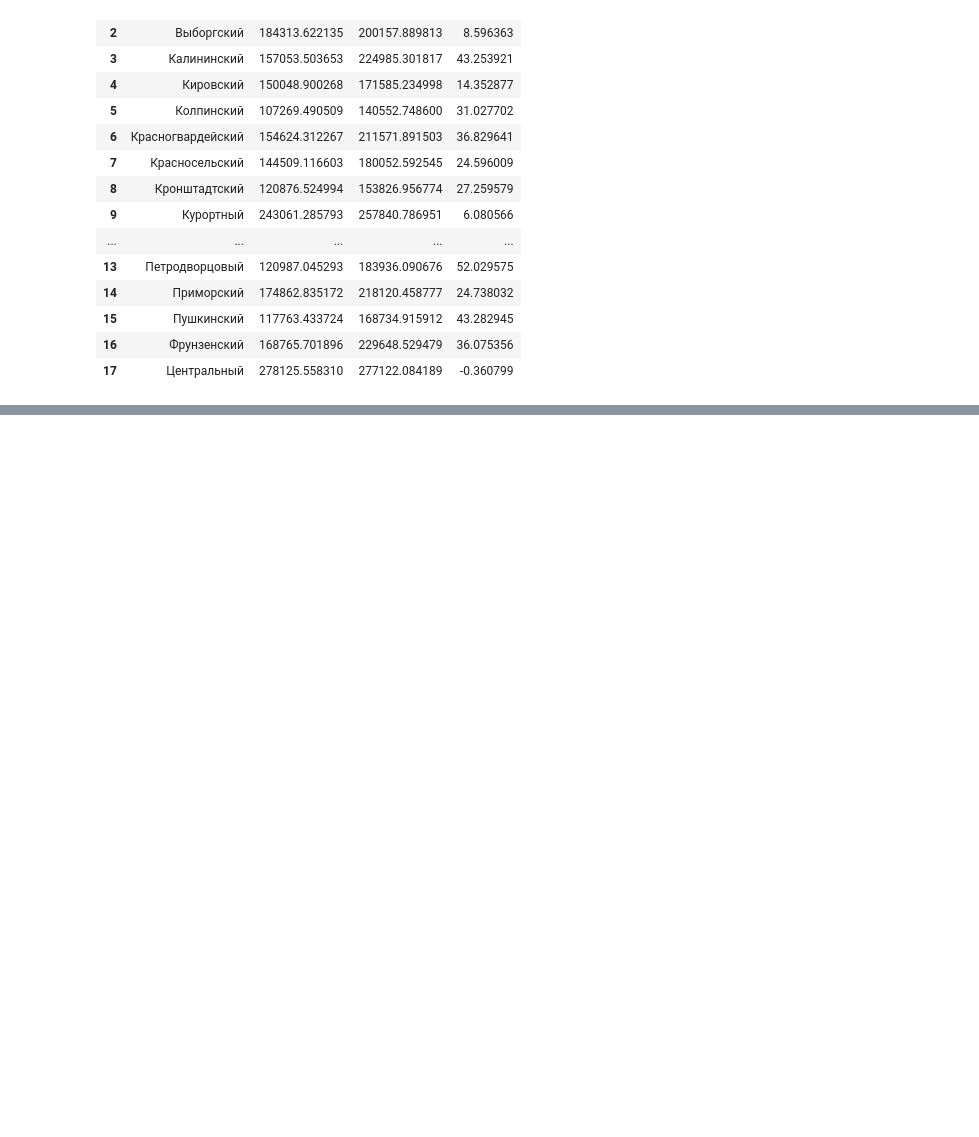
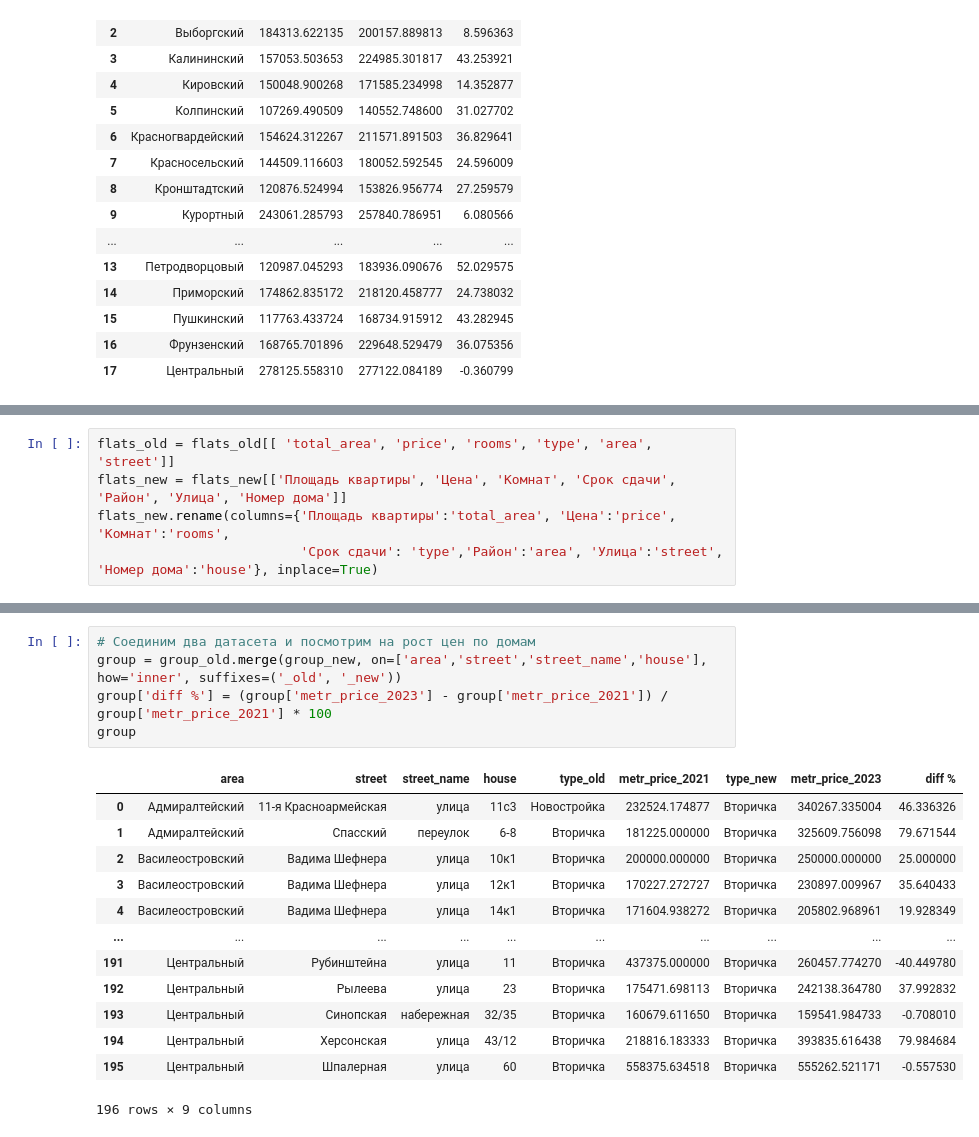
Before and after one commit to zoubrator/RealEstateSpb, a Jupyter notebook: buy_a_dream_apartment.ipynb, the cells around one changed output, grey strips where cells are left out. Drawn from its saved outputs; the diff is of its cells as text; blank space fills up the shorter version.

```diff
--- a/buy_a_dream_apartment.ipynb
+++ b/buy_a_dream_apartment.ipynb
@@ -888,0 +873,5 @@ KeyError: False
+# %%
+flats_old = flats_old[[ 'total_area', 'price', 'rooms', 'type', 'area', 'street']]
+flats_new = flats_new[['Площадь квартиры', 'Цена', 'Комнат', 'Срок сдачи', 'Район', 'Улица', 'Номер дома']]
+flats_new.rename(columns={'Площадь квартиры':'total_area', 'Цена':'price', 'Комнат':'rooms',
+                          'Срок сдачи': 'type','Район':'area', 'Улица':'street', 'Номер дома':'house'}, inplace=True)
@@ -888,0 +1001,19 @@ KeyError: False
+# %%
+# Соединим два датасета и посмотрим на рост цен по домам
+group = group_old.merge(group_new, on=['area','street','street_name','house'], how='inner', suffixes=('_old', '_new'))
+group['diff %'] = (group['metr_price_2023'] - group['metr_price_2021']) / group['metr_price_2021'] * 100
+group
+# %% [output]
+|  | area | street | street_name | house | type_old | metr_price_2021 | type_new | metr_price_2023 | diff % |
+| 0 | Адмиралтейский | 11-я Красноармейская | улица | 11с3 | Новостройка | 232524.174877 | Вторичка | 340267.335004 | 46.336326 |
+| 1 | Адмиралтейский | Спасский | переулок | 6-8 | Вторичка | 181225.000000 | Вторичка | 325609.756098 | 79.671544 |
+| 2 | Василеостровский | Вадима Шефнера | улица | 10к1 | Вторичка | 200000.000000 | Вторичка | 250000.000000 | 25.000000 |
+| 3 | Василеостровский | Вадима Шефнера | улица | 12к1 | Вторичка | 170227.272727 | Вторичка | 230897.009967 | 35.640433 |
+| 4 | Василеостровский | Вадима Шефнера | улица | 14к1 | Вторичка | 171604.938272 | Вторичка | 205802.968961 | 19.928349 |
+| ... | ... | ... | ... | ... | ... | ... | ... | ... | ... |
+| 191 | Центральный | Рубинштейна | улица | 11 | Вторичка | 437375.000000 | Вторичка | 260457.774270 | -40.449780 |
+| 192 | Центральный | Рылеева | улица | 23 | Вторичка | 175471.698113 | Вторичка | 242138.364780 | 37.992832 |
+| 193 | Центральный | Синопская | набережная | 32/35 | Вторичка | 160679.611650 | Вторичка | 159541.984733 | -0.708010 |
+| 194 | Центральный | Херсонская | улица | 43/12 | Вторичка | 218816.183333 | Вторичка | 393835.616438 | 79.984684 |
+| 195 | Центральный | Шпалерная | улица | 60 | Вторичка | 558375.634518 | Вторичка | 555262.521171 | -0.557530 |
+196 rows × 9 columns
```
Also changed, not shown: parts of 10 cells of this notebook.
